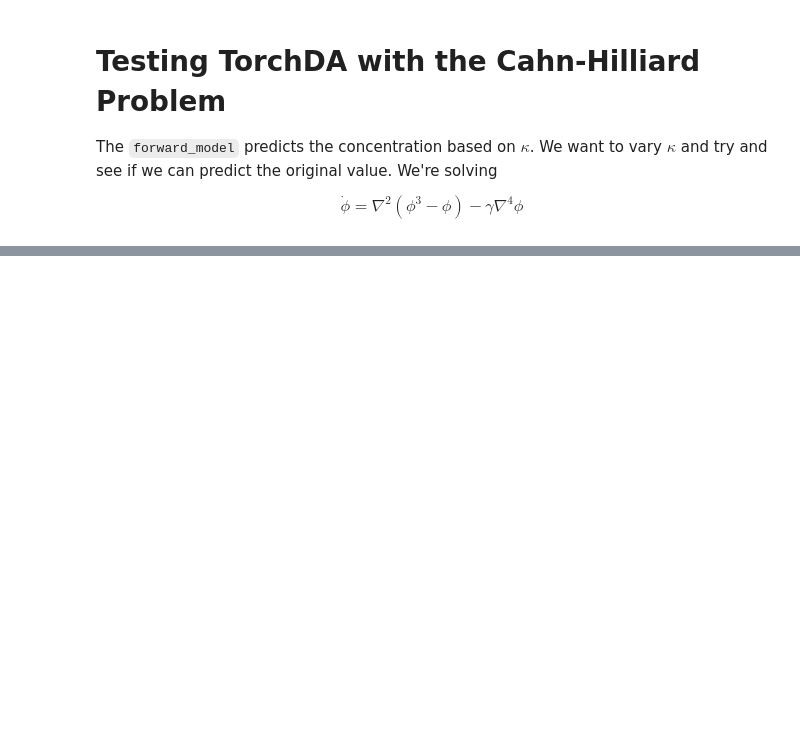
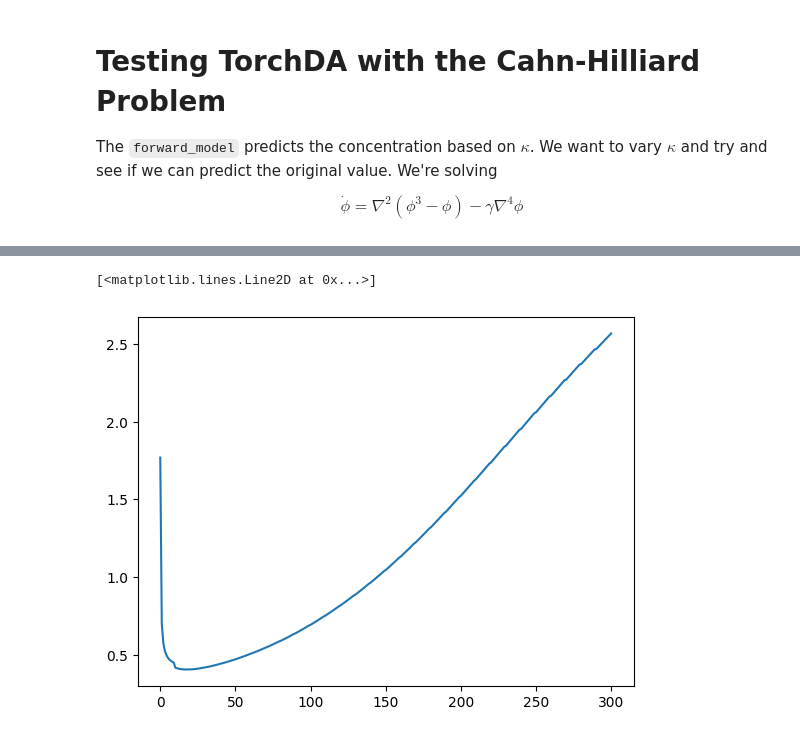
Before and after one commit to wd15/torchda, a Jupyter notebook: sandbox/02-cahn-hilliard.ipynb, the cells around one changed output, grey strips where cells are left out. Drawn from its saved outputs; the diff is of its cells as text; code cells hidden in the pictures; blank space fills up the shorter version.

```diff
--- a/sandbox/02-cahn-hilliard.ipynb
+++ b/sandbox/02-cahn-hilliard.ipynb
@@ -73,0 +124,7 @@ array([[0.532926  , 0.5479702 , 0.52886677, 0.47065455, 0.43981585,
+# %%
+err = calc_err(xEnKF, c_store)
+# %%
+plt.plot(err)
+# %% [output]
+[<matplotlib.lines.Line2D at 0x...>]
+[figure, added]
```
Also changed, not shown: parts of 14 cells of this notebook.
